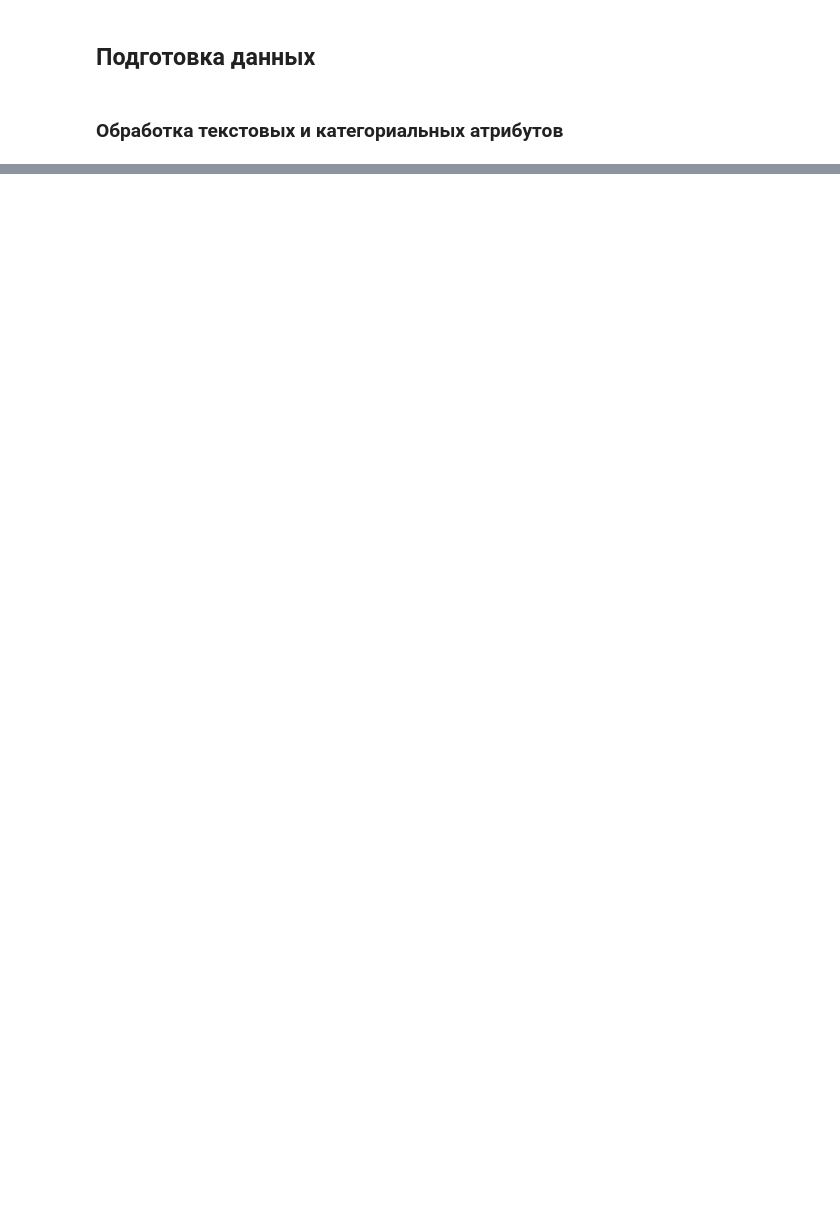
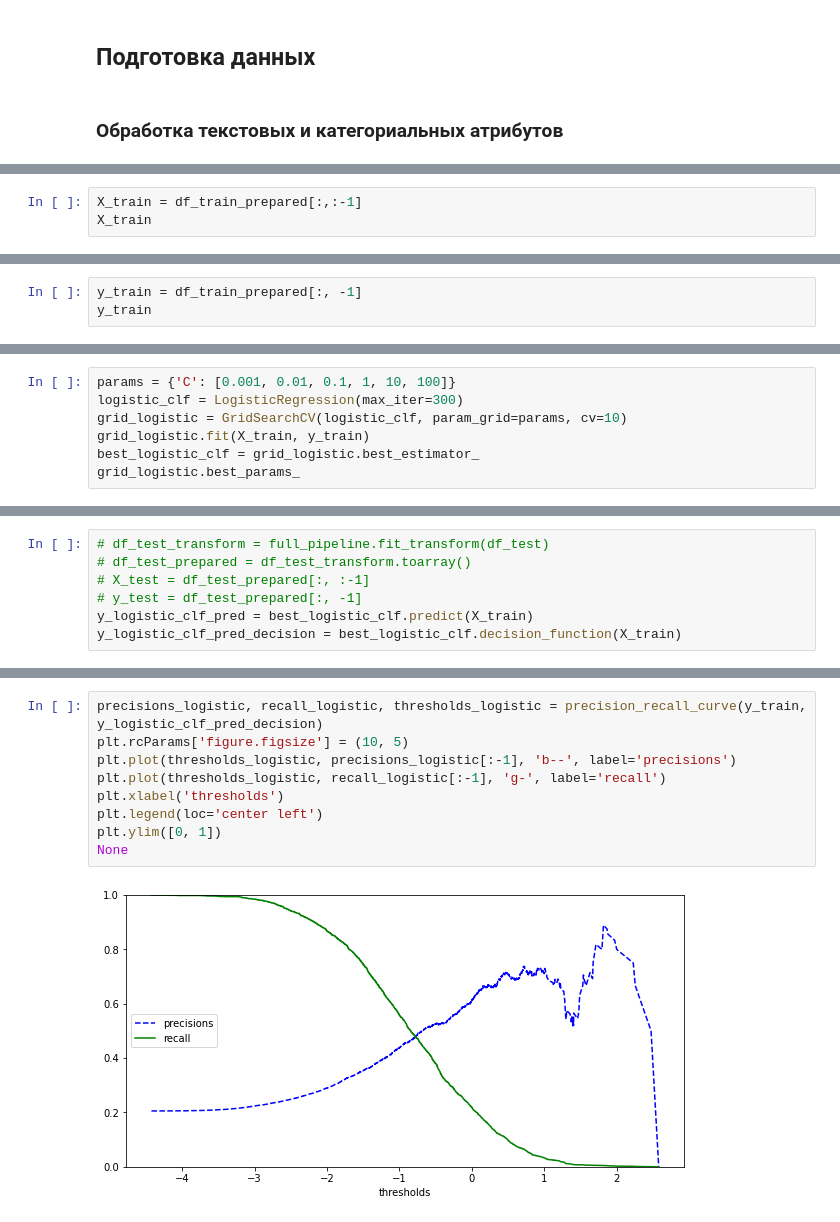
Before and after one commit to danlee65071/churn_modelling, a Jupyter notebook: Churn_Modelling.ipynb, the cells around one changed output, grey strips where cells are left out. Saved outputs shown, nothing was run; the diff lists cells and outputs as text; blank space fills up the shorter version.

```diff
--- a/Churn_Modelling.ipynb
+++ b/Churn_Modelling.ipynb
@@ -130,0 +209,3 @@ df_train, df_test = train_test_split(df, test_size=0.3, random_state=42)
+# %%
+X_train = df_train_prepared[:,:-1]
+X_train
@@ -130,0 +226,3 @@ df_train, df_test = train_test_split(df, test_size=0.3, random_state=42)
+# %%
+y_train = df_train_prepared[:, -1]
+y_train
@@ -130,0 +233,7 @@ df_train, df_test = train_test_split(df, test_size=0.3, random_state=42)
+# %%
+params = {'C': [0.001, 0.01, 0.1, 1, 10, 100]}
+logistic_clf = LogisticRegression(max_iter=300)
+grid_logistic = GridSearchCV(logistic_clf, param_grid=params, cv=10)
+grid_logistic.fit(X_train, y_train)
+best_logistic_clf = grid_logistic.best_estimator_
+grid_logistic.best_params_
@@ -130,0 +258,7 @@ df_train, df_test = train_test_split(df, test_size=0.3, random_state=42)
+# %%
+# df_test_transform = full_pipeline.fit_transform(df_test)
+# df_test_prepared = df_test_transform.toarray()
+# X_test = df_test_prepared[:, :-1]
+# y_test = df_test_prepared[:, -1]
+y_logistic_clf_pred = best_logistic_clf.predict(X_train)
+y_logistic_clf_pred_decision = best_logistic_clf.decision_function(X_train)
@@ -130,0 +278,11 @@ df_train, df_test = train_test_split(df, test_size=0.3, random_state=42)
+# %%
+precisions_logistic, recall_logistic, thresholds_logistic = precision_recall_curve(y_train, y_logistic_clf_pred_decision)
+plt.rcParams['figure.figsize'] = (10, 5)
+plt.plot(thresholds_logistic, precisions_logistic[:-1], 'b--', label='precisions')
+plt.plot(thresholds_logistic, recall_logistic[:-1], 'g-', label='recall')
+plt.xlabel('thresholds')
+plt.legend(loc='center left')
+plt.ylim([0, 1])
+None
+# %% [output]
+[figure, added]
```
Also changed, not shown: parts of 33 cells of this notebook.
